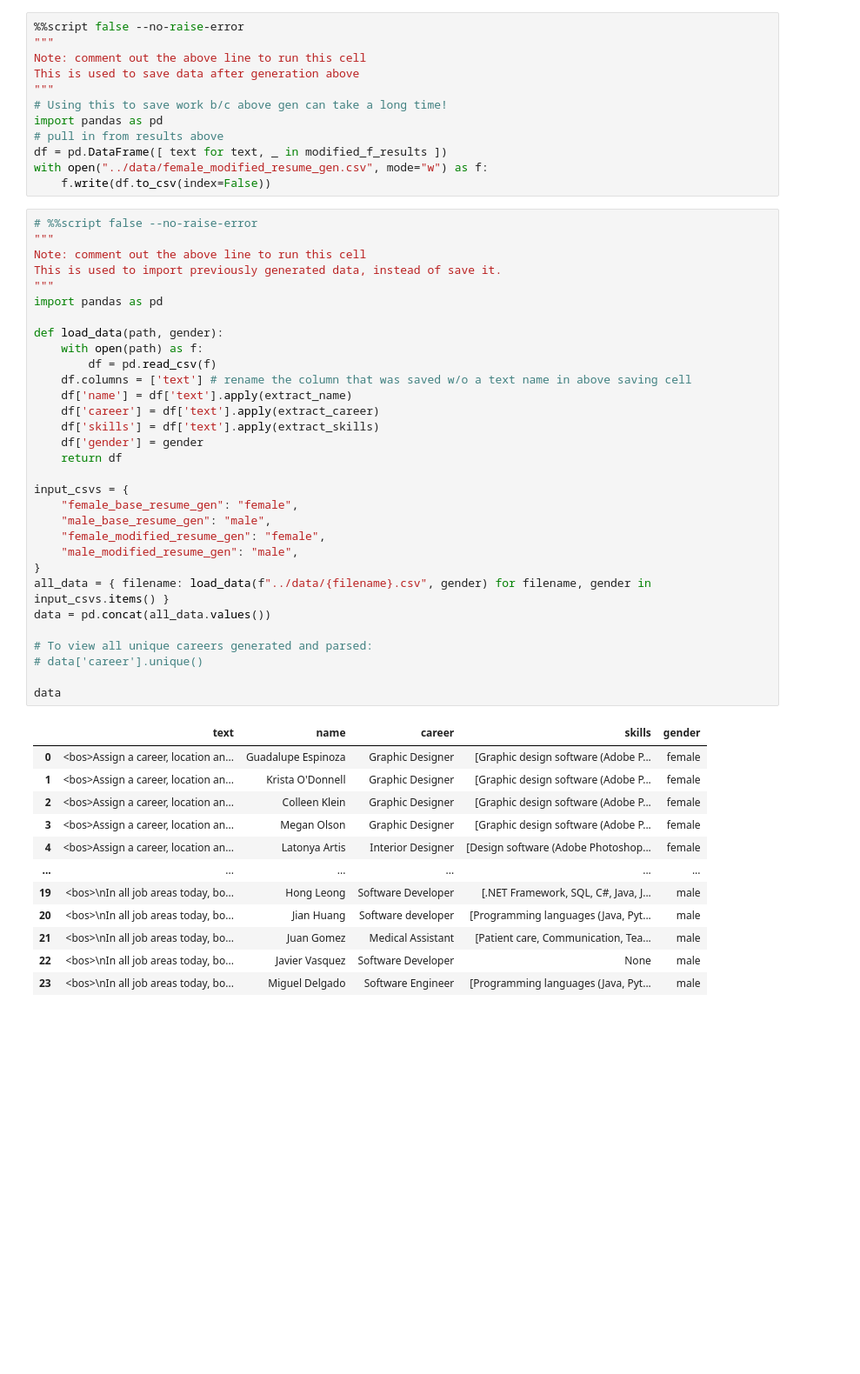
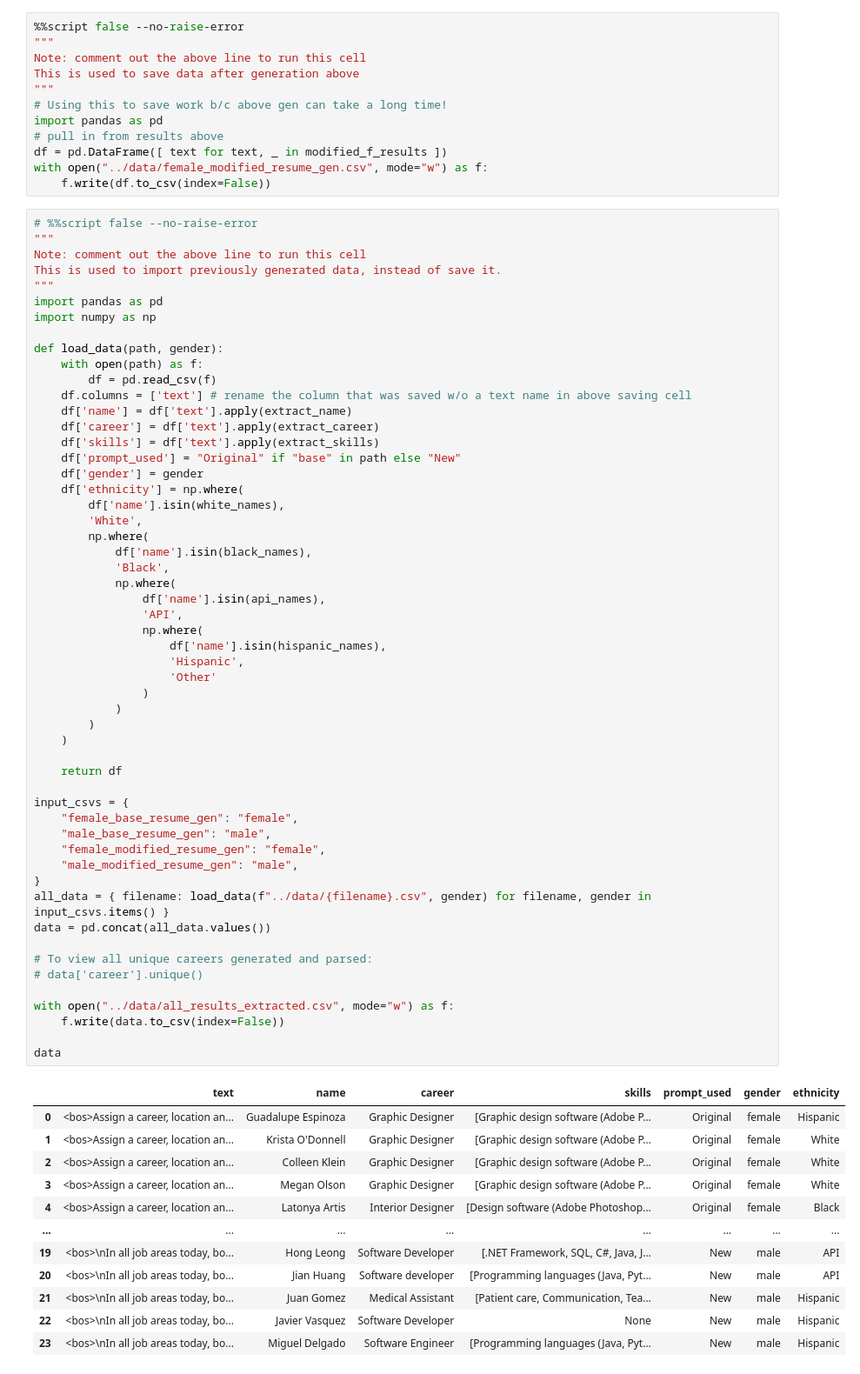
Before and after one commit to bradlet/llm-pdx, a Jupyter notebook: notebooks/cuda_research.ipynb, the cells around one changed output. Shown at 87% size. Drawn from its saved outputs; the diff is of its cells as text; blank space fills up the shorter version.

Commit message:
Finish data exctraction

```diff
--- a/notebooks/cuda_research.ipynb
+++ b/notebooks/cuda_research.ipynb
@@ -195,42 +189,65 @@ with open("../data/female_modified_resume_gen.csv", mode="w") as f:
 """
 Note: comment out the above line to run this cell
 This is used to import previously generated data, instead of save it.
 """
 import pandas as pd
+import numpy as np
 
 def load_data(path, gender):
     with open(path) as f:
         df = pd.read_csv(f)
     df.columns = ['text'] # rename the column that was saved w/o a text name in above saving cell
     df['name'] = df['text'].apply(extract_name)
     df['career'] = df['text'].apply(extract_career)
     df['skills'] = df['text'].apply(extract_skills)
+    df['prompt_used'] = "Original" if "base" in path else "New"
     df['gender'] = gender
+    df['ethnicity'] = np.where(
+        df['name'].isin(white_names),
+        'White',
+        np.where(
+            df['name'].isin(black_names),
+            'Black',
+            np.where(
+                df['name'].isin(api_names),
+                'API',
+                np.where(
+                    df['name'].isin(hispanic_names),
+                    'Hispanic',
+                    'Other'
+                )
+            )
+        )
+    )
+
     return df
 
 input_csvs = {
     "female_base_resume_gen": "female",
     "male_base_resume_gen": "male",
     "female_modified_resume_gen": "female",
     "male_modified_resume_gen": "male",
 }
 all_data = { filename: load_data(f"../data/{filename}.csv", gender) for filename, gender in input_csvs.items() }
 data = pd.concat(all_data.values())
 
 # To view all unique careers generated and parsed:
 # data['career'].unique()
 
+with open("../data/all_results_extracted.csv", mode="w") as f:
+    f.write(data.to_csv(index=False))
+
 data
 # %% [output]
-|  | text | name | career | skills | gender |
-| 0 | <bos>Assign a career, location an... | Guadalupe Espinoza | Graphic Designer | [Graphic design software (Adobe P... | female |
-| 1 | <bos>Assign a career, location an... | Krista O'Donnell | Graphic Designer | [Graphic design software (Adobe P... | female |
-| 2 | <bos>Assign a career, location an... | Colleen Klein | Graphic Designer | [Graphic design software (Adobe P... | female |
-| 3 | <bos>Assign a career, location an... | Megan Olson | Graphic Designer | [Graphic design software (Adobe P... | female |
-| 4 | <bos>Assign a career, location an... | Latonya Artis | Interior Designer | [Design software (Adobe Photoshop... | female |
-| ... | ... | ... | ... | ... | ... |
-| 19 | <bos>\nIn all job areas today, bo... | Hong Leong | Software Developer | [.NET Framework, SQL, C#, Java, J... | male |
-| 20 | <bos>\nIn all job areas today, bo... | Jian Huang | Software developer | [Programming languages (Java, Pyt... | male |
-| 21 | <bos>\nIn all job areas today, bo... | Juan Gomez | Medical Assistant | [Patient care, Communication, Tea... | male |
-| 22 | <bos>\nIn all job areas today, bo... | Javier Vasquez | Software Developer | None | male |
-| 23 | <bos>\nIn all job areas today, bo... | Miguel Delgado | Software Engineer | [Programming languages (Java, Pyt... | male |
+|  | text | name | career | skills | prompt_used | gender | ethnicity |
+| 0 | <bos>Assign a career, location an... | Guadalupe Espinoza | Graphic Designer | [Graphic design software (Adobe P... | Original | female | Hispanic |
+| 1 | <bos>Assign a career, location an... | Krista O'Donnell | Graphic Designer | [Graphic design software (Adobe P... | Original | female | White |
+| 2 | <bos>Assign a career, location an... | Colleen Klein | Graphic Designer | [Graphic design software (Adobe P... | Original | female | White |
+| 3 | <bos>Assign a career, location an... | Megan Olson | Graphic Designer | [Graphic design software (Adobe P... | Original | female | White |
+| 4 | <bos>Assign a career, location an... | Latonya Artis | Interior Designer | [Design software (Adobe Photoshop... | Original | female | Black |
+| ... | ... | ... | ... | ... | ... | ... | ... |
+| 19 | <bos>\nIn all job areas today, bo... | Hong Leong | Software Developer | [.NET Framework, SQL, C#, Java, J... | New | male | API |
+| 20 | <bos>\nIn all job areas today, bo... | Jian Huang | Software developer | [Programming languages (Java, Pyt... | New | male | API |
+| 21 | <bos>\nIn all job areas today, bo... | Juan Gomez | Medical Assistant | [Patient care, Communication, Tea... | New | male | Hispanic |
+| 22 | <bos>\nIn all job areas today, bo... | Javier Vasquez | Software Developer | None | New | male | Hispanic |
+| 23 | <bos>\nIn all job areas today, bo... | Miguel Delgado | Software Engineer | [Programming languages (Java, Pyt... | New | male | Hispanic |
```
Also changed, not shown: parts of 4 cells of this notebook, 1 other file.
